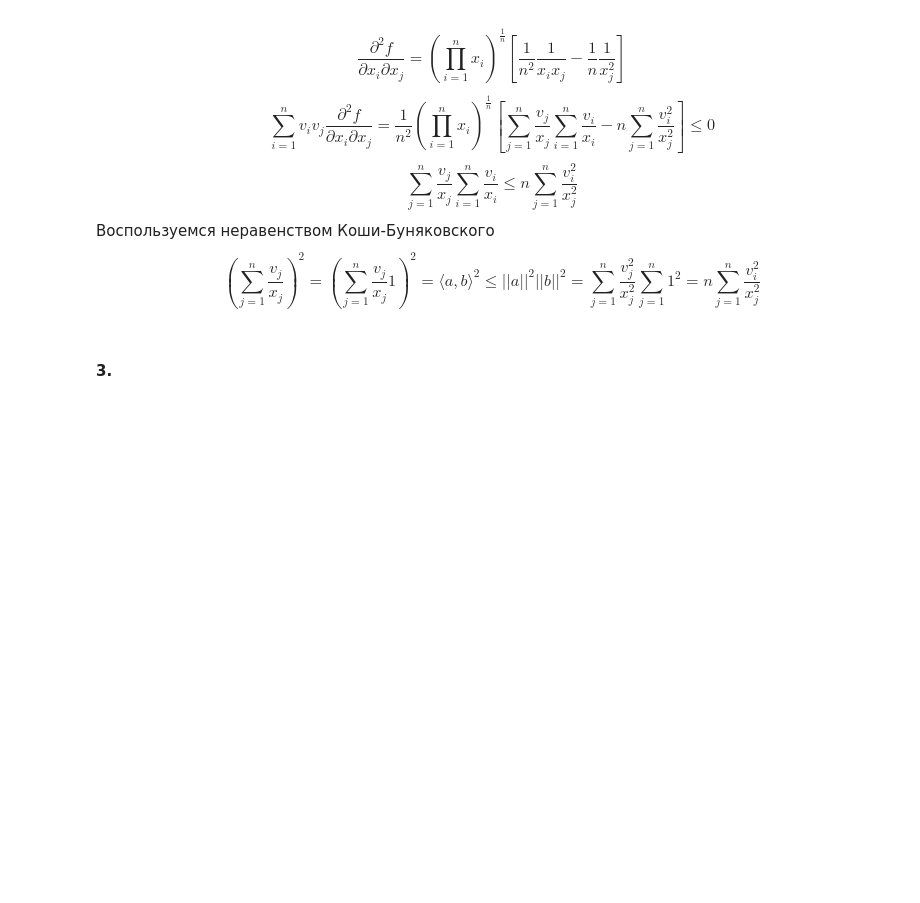
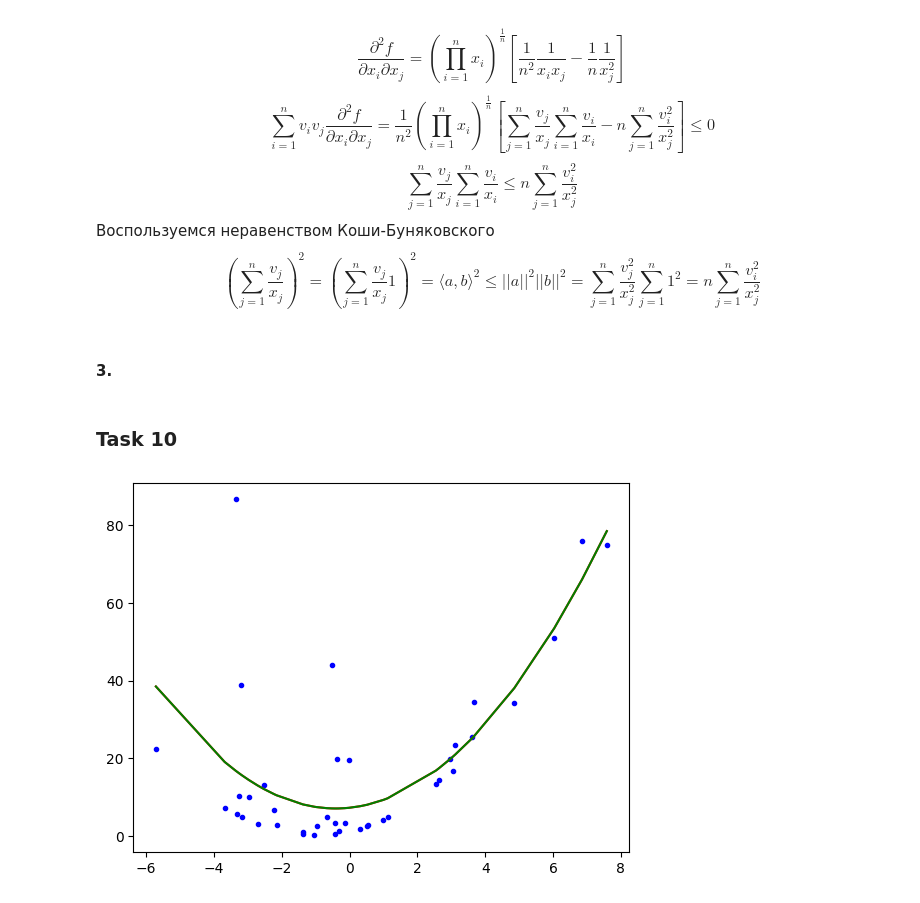
Before and after one commit to VasilyMarkov/Numerical-Methods, a Jupyter notebook: Assignment6.ipynb, the cells around one changed output. Cells and saved outputs as stored; diff of their text form; code cells hidden in the pictures; blank space fills up the shorter version.

Commit message:
Task 10

```diff
--- a/Assignment6.ipynb
+++ b/Assignment6.ipynb
@@ -64,3 +64,42 @@ $$ \left(\sum_{j=1}^n\frac{v_{j}}{x_{j}}\right)^2 = \left(\sum_{j=1}^n\frac{v_{j
  \sum_{j=1}^n\frac{v_{j}^2}{x_{j}^2}\sum_{j=1}^n1^2 = n\sum_{j=1}^n\frac{v_{i}^2}{x_{j}^2}$$
 # %% [markdown]
 #### 3.
+# %% [markdown]
+### Task 10
+# %%
+import numpy as np
+import cvxpy as cp
+import matplotlib.pyplot as plt
+
+def eq(x, coeffs):
+    return coeffs[0]*x**2+coeffs[1]*x+coeffs[2]
+
+def numpy_lsq(x, y):
+    A = np.vstack([x**2, x, np.ones(len(x))]).T
+    a = np.linalg.lstsq(A, y, rcond=None)[0]
+    return eq(x, a)
+
+def cvxp_lsq(x, y):
+    a = cp.Variable()
+    b = cp.Variable()
+    c = cp.Variable()
+    objective = cp.Minimize(cp.sum_squares(a * x**2 + b*x + c - y))
+    problem = cp.Problem(objective)
+    problem.solve()
+    a1 = a.value
+    a2 = b.value
+    a3 = c.value
+    return eq(x, (a1, a2, a3))
+
+data = np.load('data_fit.npz')
+x = data['x']
+y = data['y']
+data.close()
+
+np_fit = numpy_lsq(x,y)
+cvxp_fit = cvxp_lsq(x,y)
+fig, axis = plt.subplots()
+axis.plot(x, y, 'b.', x, np_fit, 'r', x, cvxp_fit, 'g')
+plt.show()
+# %% [output]
+[figure, added]
```
Also changed, not shown: parts of 1 cell of this notebook.
